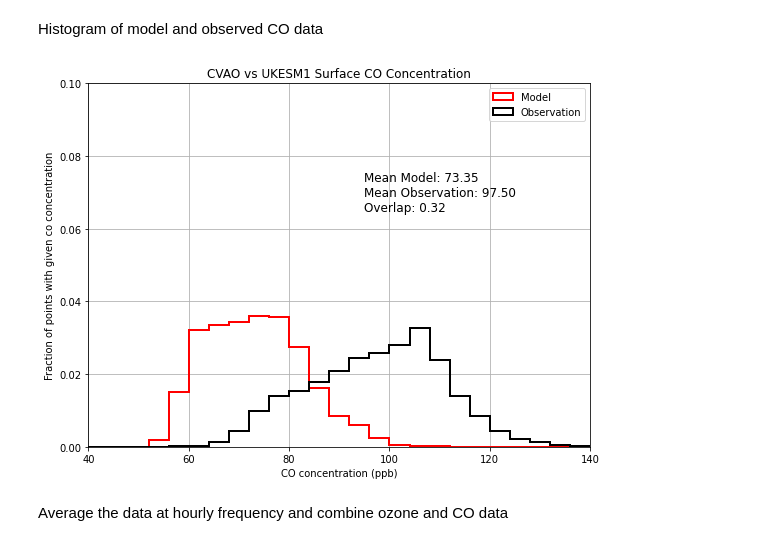
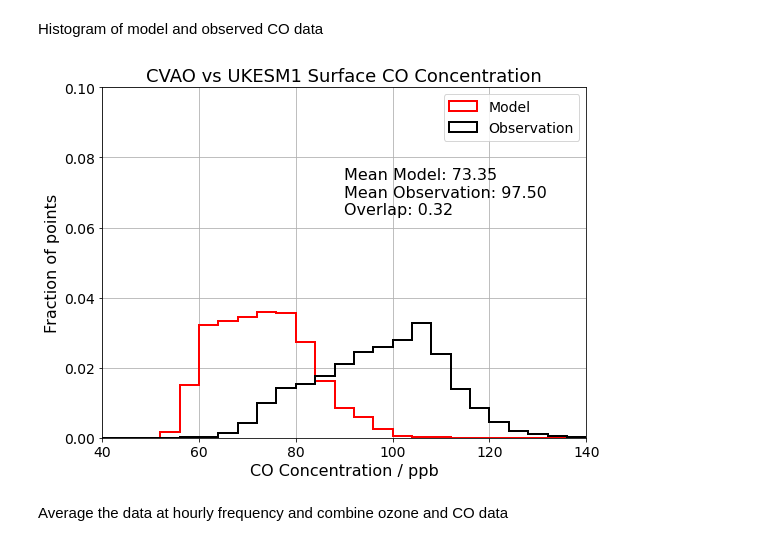
Before and after one commit to jamesperman/partiii_project, a Jupyter notebook: cvao_plots.ipynb, the cells around one changed output. Cells and saved outputs as stored; diff of their text form; code cells hidden in the pictures.

```diff
--- a/cvao_plots.ipynb
+++ b/cvao_plots.ipynb
@@ -504,41 +505,42 @@ overlap = np.sum(np.minimum(np.histogram(model_co, bins=np.arange(binstart, bine
                             np.histogram(ship_co, bins=np.arange(binstart, binend + binsize, binsize))[0])) / len(model_co)
 
 # Plot histograms for the entire dataset
 plt.figure(figsize=(8, 6))  # Adjust figure size as needed
 
 n_model, bins_model, patches_model = plt.hist(model_co, bins=np.arange(binstart, binend + binsize, binsize),
                                               density=True, histtype='step', facecolor='red', edgecolor='red',
                                               linewidth=2, label="Model")
 
 n_ship, bins_ship, patches_ship = plt.hist(ship_co, bins=np.arange(binstart, binend + binsize, binsize),
                                            density=True, histtype='step', facecolor='None', edgecolor='black',
                                            linewidth=2, label="Observation")
 
 # Customize plot
-plt.xlabel('CO concentration (ppb)')
-plt.ylabel('Fraction of points with given co concentration')
-plt.title('CVAO vs UKESM1 Surface CO Concentration')
+plt.xlabel('CO Concentration / ppb', fontsize=16)
+plt.ylabel('Fraction of points', fontsize=16)
+plt.title('CVAO vs UKESM1 Surface CO Concentration', fontsize=18)
 plt.xlim(40, 140)  # Adjust xlim as needed
 plt.ylim(0, 0.1)  # Adjust ylim as needed
 plt.grid(True)
-plt.legend(loc='upper right')
+plt.legend(loc='upper right', fontsize=14)
+plt.tick_params(axis='both', which='major', labelsize=14)
 
 # Add mean and overlap information on the plot
 info_text = f'Mean Model: {mean_model:.2f}\nMean Observation: {mean_ship:.2f}\nOverlap: {overlap:.2f}'
-plt.text(0.55, 0.7, info_text, transform=plt.gca().transAxes, fontsize=12, va='center', ha='left')
+plt.text(0.5, 0.7, info_text, transform=plt.gca().transAxes, fontsize=16, va='center', ha='left')
 
 # Save the plot to a file
-#save_path = os.path.join(save_dir, 'CVAO_CO_histogram_all_data.png')
-#plt.savefig(save_path, dpi=600, bbox_inches='tight')
+save_path = os.path.join(save_dir, 'cvao_co_histogram.png')
+plt.savefig(save_path, dpi=600, bbox_inches='tight')
 
 # Show the plot
 plt.tight_layout()
 plt.show()
 
 # Close the current figure
 plt.close()
 # %% [output]
-[figure, old version]
+[figure, new version]
 # %% [markdown]
 Average the data at hourly frequency and combine ozone and CO data
 # %%
```
Also changed, not shown: parts of 10 cells of this notebook, 2 other files.
